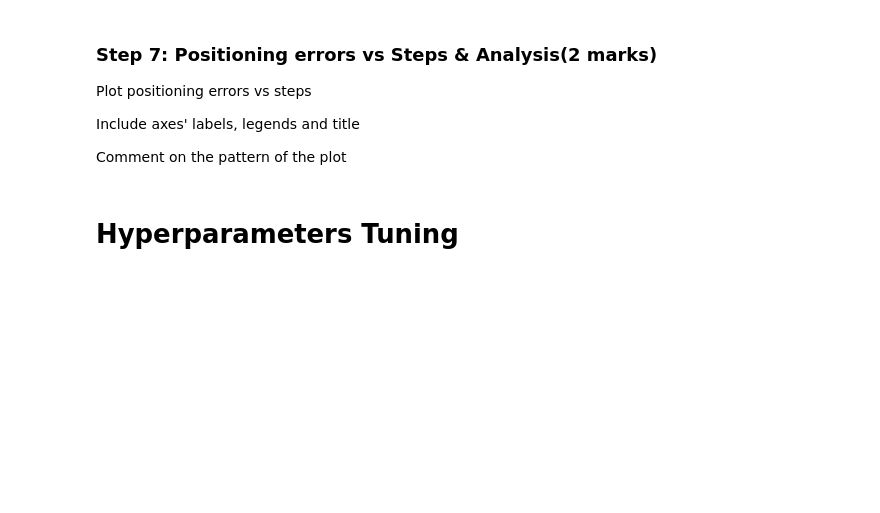
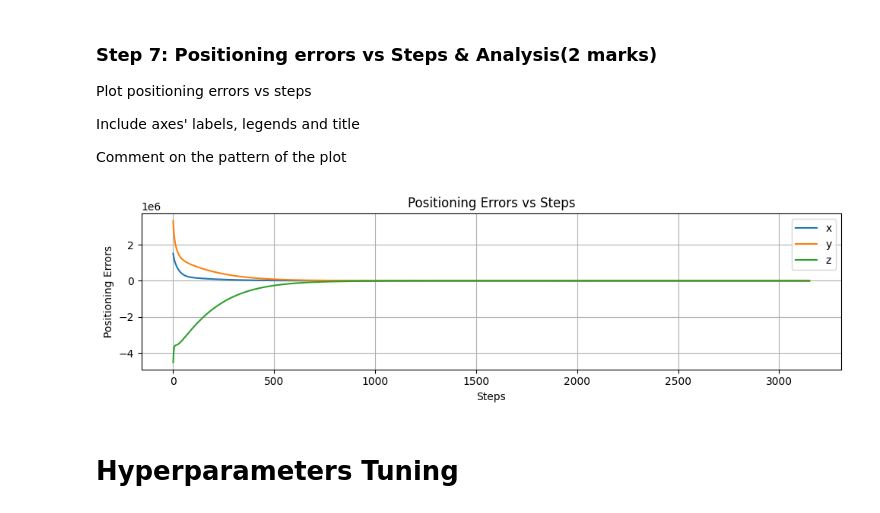
Before and after one commit to JiagengMi/engg680_2024_fall, a Jupyter notebook: Lab_Assignment3/IntroductionToMachineLearning.ipynb, the cells around one changed output. Cells and saved outputs as stored; diff of their text form; code cells hidden in the pictures; blank space fills up the shorter version.

```diff
--- a/Lab_Assignment3/IntroductionToMachineLearning.ipynb
+++ b/Lab_Assignment3/IntroductionToMachineLearning.ipynb
@@ -328,3 +318,20 @@ plt.show()
+# %%
+fig, ax = plt.subplots(nrows=1, ncols=1, figsize=(10, 3))
+# ...
+x_values = range(steps_count)
+ax.plot(x_values, arr_err)
+ax.set_xlabel('Steps')
+ax.set_ylabel('Positioning Errors')
+ax.set_title('Positioning Errors vs Steps')
+ax.legend(['x', 'y', 'z'], loc = 1)
+ax.grid(True)
+fig.tight_layout()
+plt.show()
+
+# Comment on the pattern
+# x, y and z experience a rapid decline or rise in different steps respectively, and then apprach 0 around 800 steps, showing the solution is close to accurate.
+# %% [output]
+[figure, added]
 # %% [markdown]
 # Hyperparameters Tuning
 # %% [markdown]
```
Also changed, not shown: parts of 19 cells of this notebook.
